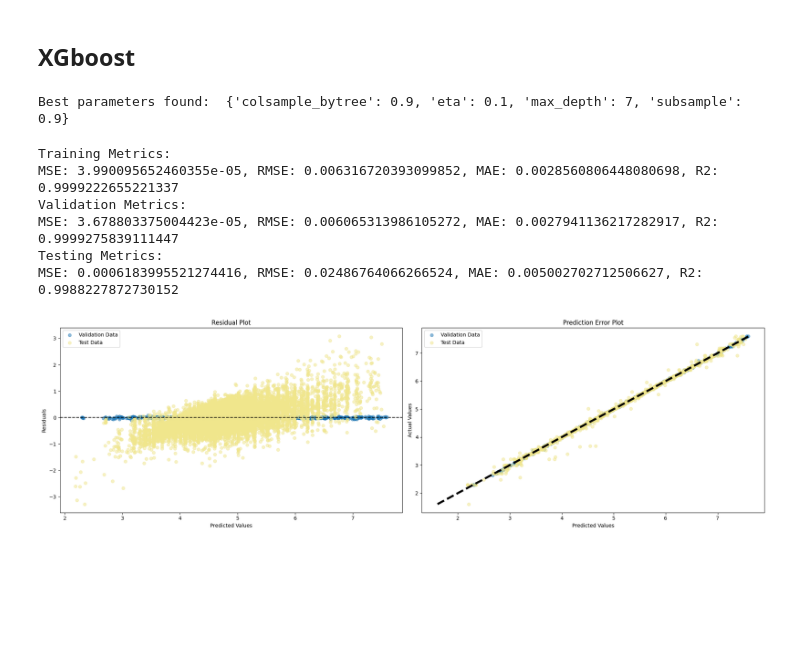
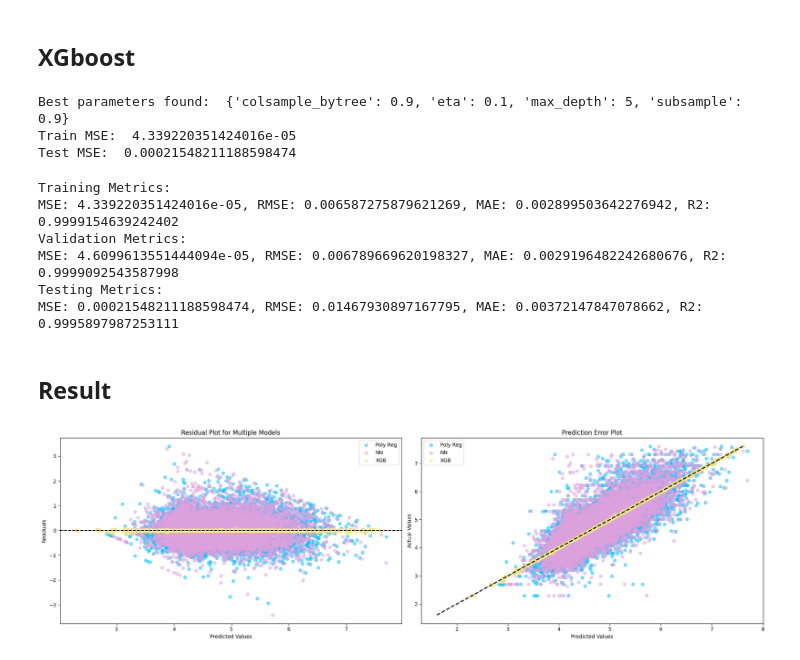
Before and after one commit to CSE151A-Project/151A-project, a Jupyter notebook: Models_loo.ipynb, the cells around one changed output. Cells and saved outputs as stored; diff of their text form; code cells hidden in the pictures; blank space fills up the shorter version.

```diff
--- a/Models_loo.ipynb
+++ b/Models_loo.ipynb
@@ -67,10 +69,10 @@ import plotly.express as px
 degree=2
 model = make_pipeline(PolynomialFeatures(degree), LinearRegression())
 model.fit(X_train, y_train)
-y_val_pred = model.predict(X_val)
+poly_y_val_pred = model.predict(X_val)
 y_test_pred = model.predict(X_test)
 y_train_pred = model.predict(X_train)
 
-metrics(y_train, y_train_pred, y_val, y_val_pred, y_test, y_test_pred)
+metrics_pr=metrics(y_train, y_train_pred, y_val, poly_y_val_pred, y_test, y_test_pred)
 # %% [output]
 Training Metrics:
@@ -185,7 +158,7 @@ Total elapsed time: 00h 05m 37s
 best_model = keras.models.load_model('best_model.h5')
 y_train_pred = best_model.predict(X_train)
 y_test_pred = best_model.predict(X_test)
-y_val_pred = best_model.predict(X_val)
+nn_y_val_pred = best_model.predict(X_val)
 
-metrics(y_train, y_train_pred, y_val, y_val_pred, y_test, y_test_pred)
+metrics_nn=metrics(y_train, y_train_pred, y_val, nn_y_val_pred, y_test, y_test_pred)
 # %% [output]
@@ -279,60 +223,80 @@ param_grid = {
     'colsample_bytree': [0.6, 0.7, 0.8, 0.9],
 }
 
-xgb_model = xgb.XGBRegressor(n_estimators=250, random_state=42,objective='reg:squarederror', eval_metric='rmse',early_stopping_rounds=10)
+fit_params={"early_stopping_rounds":20,
+            "eval_metric" : "rmse",
+             "eval_set": [(X_val, y_val)]}
 
-grid_search = GridSearchCV(estimator=xgb_model, param_grid=param_grid, cv=5, scoring='neg_mean_squared_error', verbose=False, n_jobs=-1)
+xgb_model = xgb.XGBRegressor(n_estimators=250, random_state=42,objective='reg:squarederror')
 
-grid_search.fit(X_train_full, y_train_full, eval_set=[(X_val, y_val)], verbose=False)
+grid_search = GridSearchCV(estimator=xgb_model, param_grid=param_grid, cv=5, verbose=False)
+
+grid_search.fit(X_train_full, y_train_full,verbose=False)
 
 # Retrieve the best model
 best_model = grid_search.best_estimator_
 
+y_pred_train = best_model.predict(X_train)
+y_pred_test = best_model.predict(X_test)
+
+mse_train = mean_squared_error(y_train, y_pred_train)
+mse_test = mean_squared_error(y_test, y_pred_test)
+
 print("Best parameters found: ", grid_search.best_params_)
+print("Train MSE: ", mse_train)
+print("Test MSE: ", mse_test)
 # %% [output]
-Best parameters found:  {'colsample_bytree': 0.9, 'eta': 0.1, 'max_depth': 7, 'subsample': 0.9}
+Best parameters found:  {'colsample_bytree': 0.9, 'eta': 0.1, 'max_depth': 5, 'subsample': 0.9}
+Train MSE:  4.339220351424016e-05
+Test MSE:  0.00021548211188598474
 # %%
 y_train_pred = best_model.predict(X_train)
 y_test_pred = best_model.predict(X_test)
-y_val_pred = best_model.predict(X_val)
+xgb_y_val_pred = best_model.predict(X_val)
 
-metrics(y_train, y_train_pred, y_val, y_val_pred, y_test, y_test_pred)
+metrics_xgb=metrics(y_train, y_train_pred, y_val, xgb_y_val_pred, y_test, y_test_pred)
 # %% [output]
 Training Metrics:
-MSE: 3.990095652460355e-05, RMSE: 0.006316720393099852, MAE: 0.0028560806448080698, R2: 0.9999222655221337
+MSE: 4.339220351424016e-05, RMSE: 0.006587275879621269, MAE: 0.002899503642276942, R2: 0.9999154639242402
 Validation Metrics:
-MSE: 3.678803375004423e-05, RMSE: 0.006065313986105272, MAE: 0.0027941136217282917, R2: 0.9999275839111447
+MSE: 4.6099613551444094e-05, RMSE: 0.006789669620198327, MAE: 0.0029196482242680676, R2: 0.9999092543587998
 Testing Metrics:
-MSE: 0.0006183995521274416, RMSE: 0.02486764066266524, MAE: 0.005002702712506627, R2: 0.9988227872730152
+MSE: 0.00021548211188598474, RMSE: 0.01467930897167795, MAE: 0.00372147847078662, R2: 0.9995897987253111
+# %% [markdown]
+## Result
 # %%
+residuals_val1 = y_val - poly_y_val_pred.flatten()
+residuals_val2 = y_val - nn_y_val_pred.flatten()
+residuals_val3 = y_val - xgb_y_val_pred.flatten()
+
+# Set up the subplots
 fig, (ax1, ax2) = plt.subplots(1, 2, figsize=(20, 6))
 
-# Calculating residuals for validation and test sets
-residuals_val = y_val - y_val_pred.flatten()
-residuals_test = y_test - y_pred.flatten()
-
-# Residual plot on the first axis
-ax1.scatter(y_val_pred, residuals_val, alpha=0.5, label='Validation Data')
-ax1.scatter(y_test_pred, residuals_test, alpha=0.5, color='Khaki', label='Test Data')
-ax1.set_title('Residual Plot')
+# Residual Plot for multiple models
+ax1.scatter(poly_y_val_pred, residuals_val1, alpha=0.5, label='Poly Reg', color='DeepSkyBlue')
+ax1.scatter(nn_y_val_pred, residuals_val2, alpha=0.5, label='NN', color='Plum')
+ax1.scatter(xgb_y_val_pred, residuals_val3, alpha=0.5, label='XGB', color='Khaki')
+ax1.set_title('Residual Plot for Multiple Models')
 ax1.set_xlabel('Predicted Values')
 ax1.set_ylabel('Residuals')
 ax1.legend()
 ax1.axhline(y=0, color='black', linestyle='--')
 
-# Prediction error plot on the second axis
-ax2.scatter(y_val_pred, y_val, alpha=0.5, label='Validation Data')
-ax2.scatter(y_test_pred, y_test, alpha=0.5, color='Khaki', label='Test Data')
-# Ensure the range covers both validation and test data
-all_data_range = [min(y_val.min(), y_test.min()), max(y_val.max(), y_test.max())]
-ax2.plot(all_data_range, all_data_range, 'k--', lw=4)
+# Prediction Error Plot
+ax2.scatter(poly_y_val_pred, y_val, alpha=0.5, label='Poly Reg', color='DeepSkyBlue')
+ax2.scatter(nn_y_val_pred, y_val, alpha=0.5, color='Plum', label='NN')
+ax2.scatter(xgb_y_val_pred, y_val, alpha=0.5, label='XGB', color='Khaki')
+
+
+all_data_range = [min(min(y_val), min(y_test)), max(max(y_val), max(y_test))]
+ax2.plot(all_data_range, all_data_range, 'k--', lw=2)
 ax2.set_title('Prediction Error Plot')
 ax2.set_xlabel('Predicted Values')
 ax2.set_ylabel('Actual Values')
 ax2.legend()
 
-# Display the plots
+# Adjust the layout and display the plot
 plt.tight_layout()
 plt.show()
 # %% [output]
-[figure, old version]
+[figure, new version]
```
Also changed, not shown: parts of 11 cells of this notebook, 4 other files.
